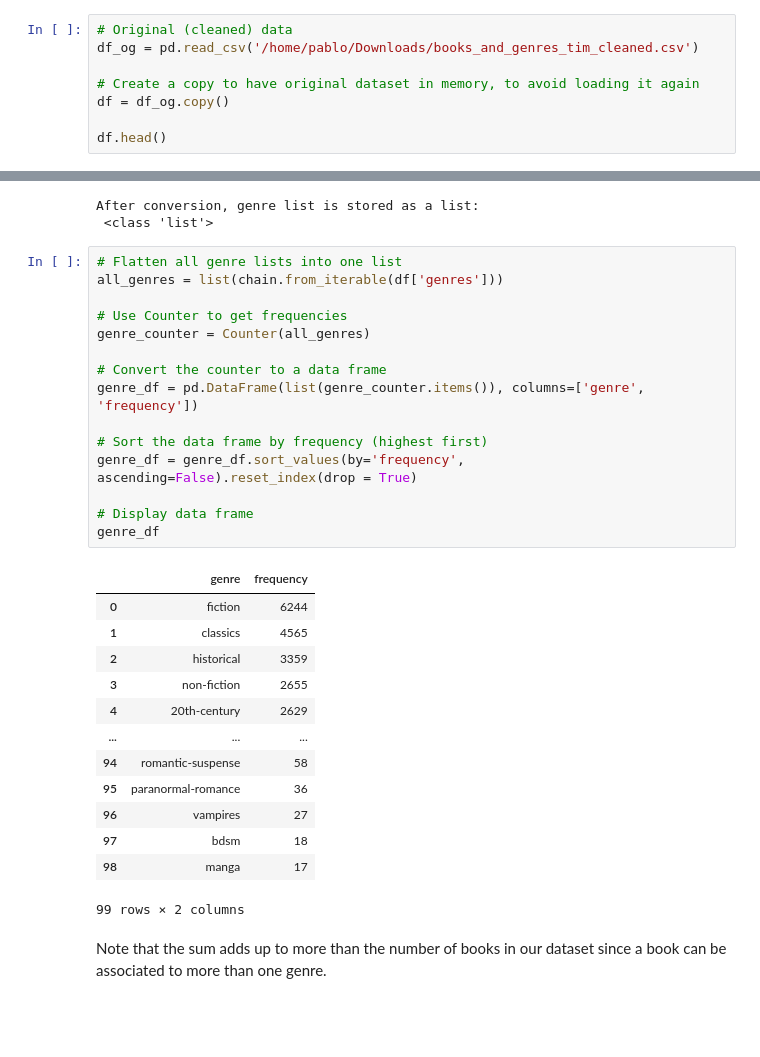
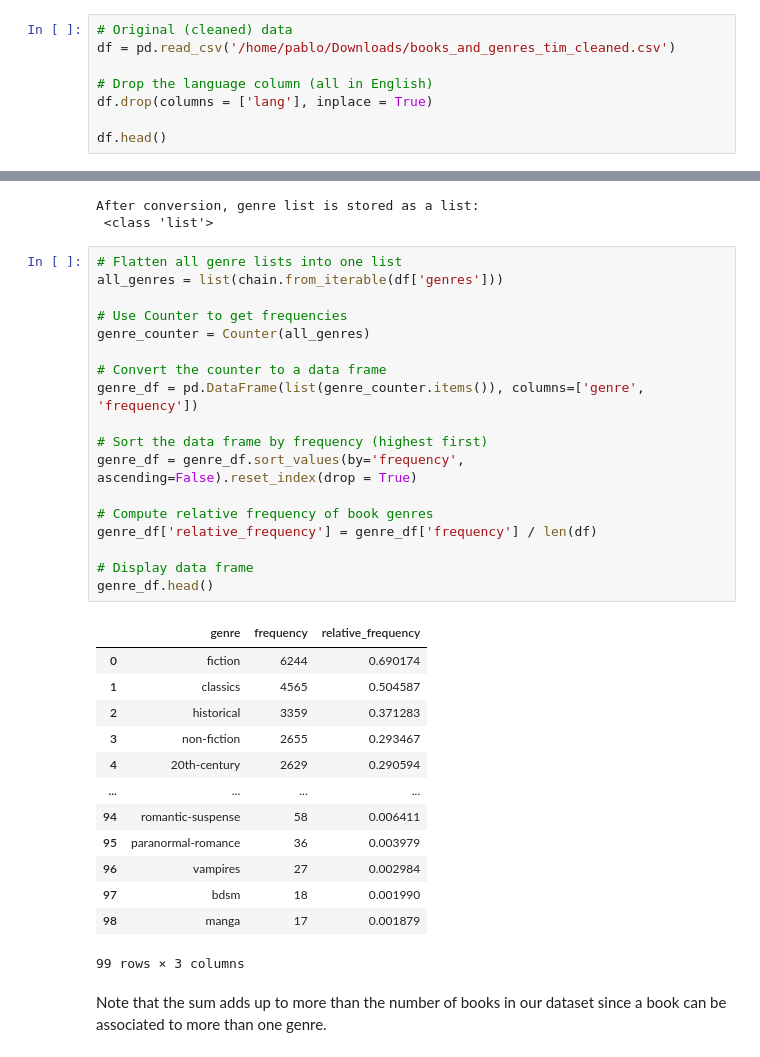
Before and after one commit to pablo-fdz/ITM_hw2, a Jupyter notebook: itm_project2_dictionary_creation.ipynb, the cells around one changed output, grey strips where cells are left out. Cells and saved outputs as stored; diff of their text form; blank space fills up the shorter version.

```diff
--- a/itm_project2_dictionary_creation.ipynb
+++ b/itm_project2_dictionary_creation.ipynb
@@ -31,10 +22,10 @@ import pickle
 # 1. Importing the data
 # %%
 # Original (cleaned) data
-df_og = pd.read_csv('/home/pablo/Downloads/books_and_genres_tim_cleaned.csv')
+df = pd.read_csv('/home/pablo/Downloads/books_and_genres_tim_cleaned.csv')
 
-# Create a copy to have original dataset in memory, to avoid loading it again
-df = df_og.copy()
+# Drop the language column (all in English)
+df.drop(columns = ['lang'], inplace = True)
 
 df.head()
 # %% [output]
@@ -63,32 +51,35 @@ After conversion, genre list is stored as a list:
 # %%
 # Flatten all genre lists into one list
 all_genres = list(chain.from_iterable(df['genres']))
 
 # Use Counter to get frequencies
 genre_counter = Counter(all_genres)
 
 # Convert the counter to a data frame
 genre_df = pd.DataFrame(list(genre_counter.items()), columns=['genre', 'frequency'])
 
 # Sort the data frame by frequency (highest first)
 genre_df = genre_df.sort_values(by='frequency', ascending=False).reset_index(drop = True)
 
+# Compute relative frequency of book genres
+genre_df['relative_frequency'] = genre_df['frequency'] / len(df)
+
 # Display data frame
-genre_df
+genre_df.head()
 # %% [output]
-|  | genre | frequency |
-| 0 | fiction | 6244 |
-| 1 | classics | 4565 |
-| 2 | historical | 3359 |
-| 3 | non-fiction | 2655 |
-| 4 | 20th-century | 2629 |
-| ... | ... | ... |
-| 94 | romantic-suspense | 58 |
-| 95 | paranormal-romance | 36 |
-| 96 | vampires | 27 |
-| 97 | bdsm | 18 |
-| 98 | manga | 17 |
+|  | genre | frequency | relative_frequency |
+| 0 | fiction | 6244 | 0.690174 |
+| 1 | classics | 4565 | 0.504587 |
+| 2 | historical | 3359 | 0.371283 |
+| 3 | non-fiction | 2655 | 0.293467 |
+| 4 | 20th-century | 2629 | 0.290594 |
+| ... | ... | ... | ... |
+| 94 | romantic-suspense | 58 | 0.006411 |
+| 95 | paranormal-romance | 36 | 0.003979 |
+| 96 | vampires | 27 | 0.002984 |
+| 97 | bdsm | 18 | 0.001990 |
+| 98 | manga | 17 | 0.001879 |
-99 rows × 2 columns
+99 rows × 3 columns
 # %% [markdown]
 Note that the sum adds up to more than the number of books in our dataset since a book can be associated to more than one genre.
 # %% [markdown]
```
Also changed, not shown: parts of 28 cells of this notebook, 3 other files.
